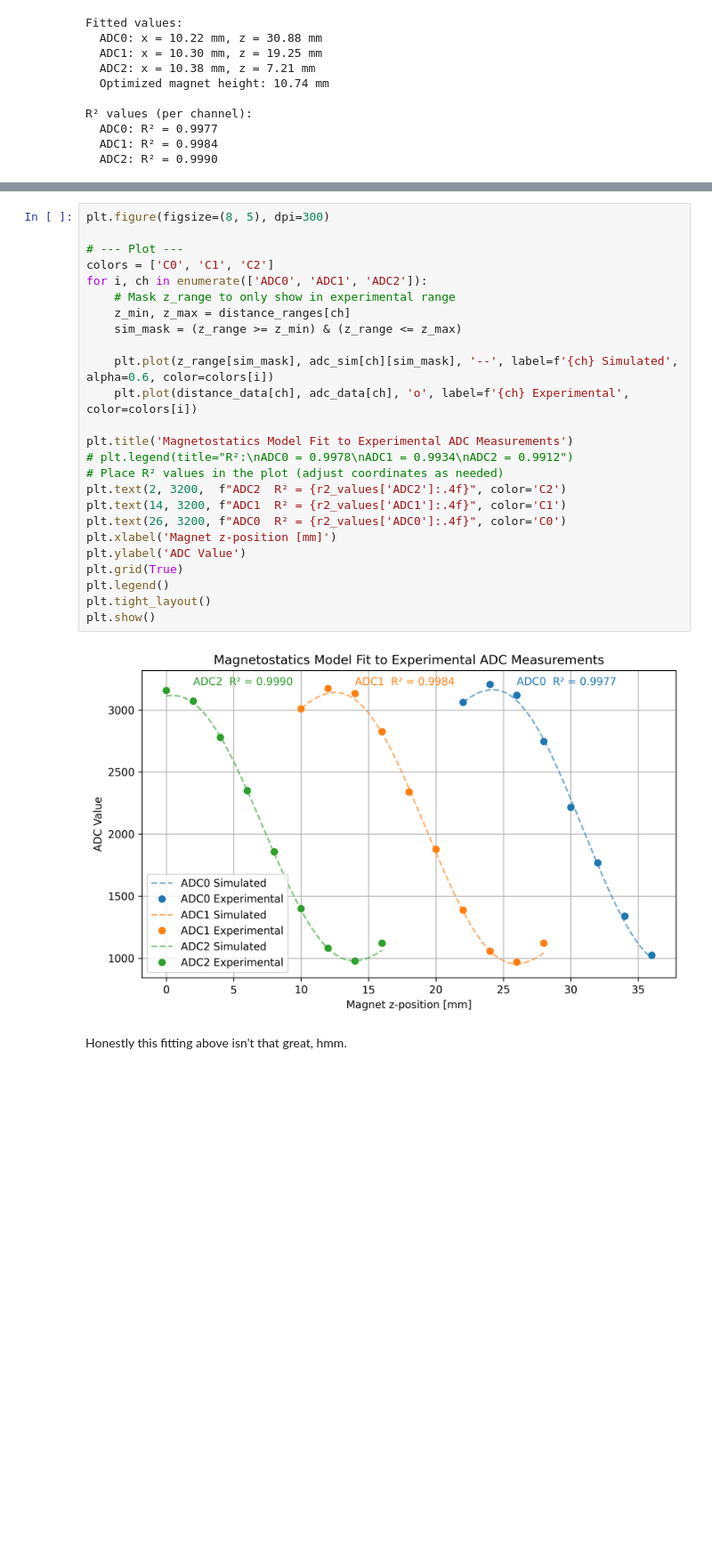
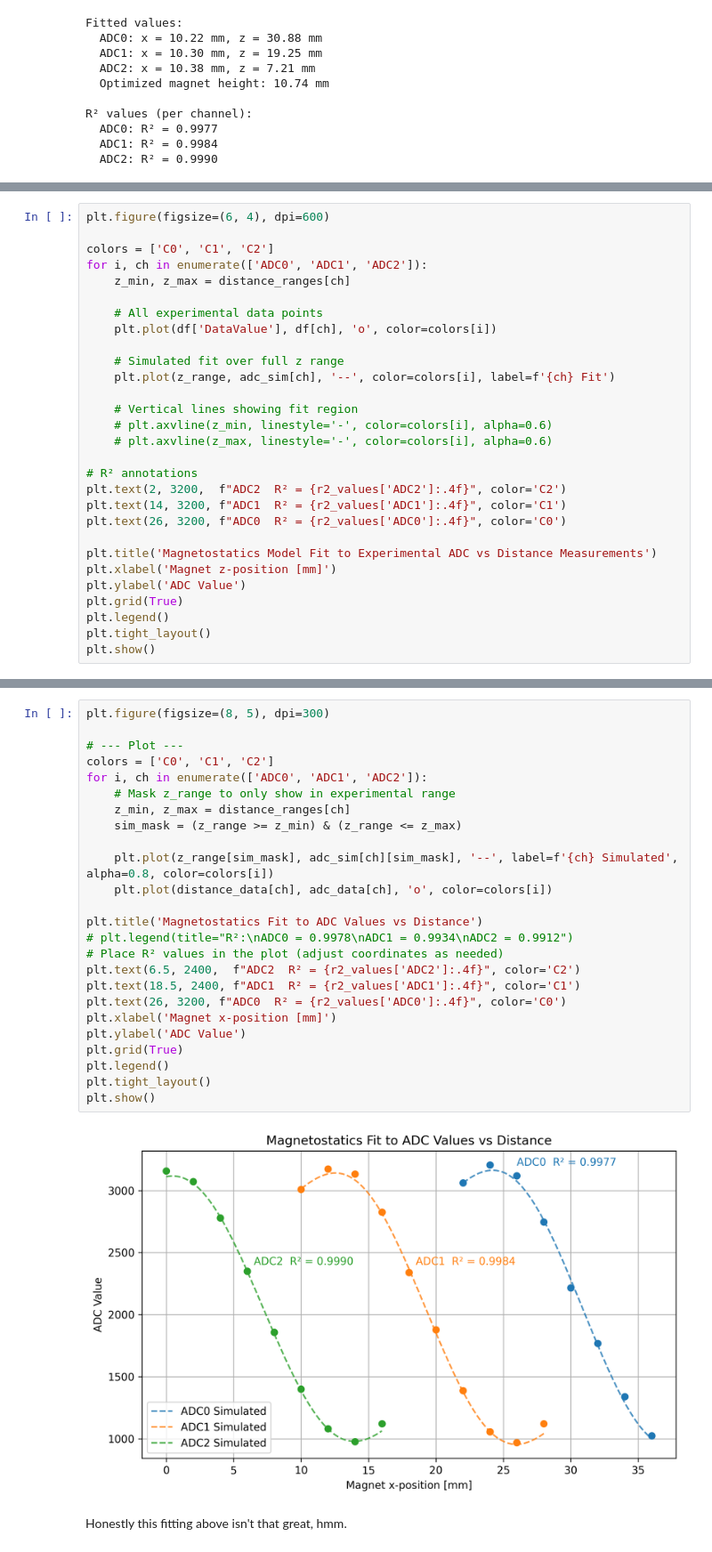
Before and after one commit to nekrutnikolai/depth_sensor, a Jupyter notebook: DepthSensorJonathanAnalysis.ipynb, the cells around one changed output, grey strips where cells are left out. Shown at 89% size. Saved outputs shown, nothing was run; the diff lists cells and outputs as text; blank space fills up the shorter version.

```diff
--- a/DepthSensorJonathanAnalysis.ipynb
+++ b/DepthSensorJonathanAnalysis.ipynb
@@ -575,0 +612,29 @@ R² values (per channel):
+# %%
+plt.figure(figsize=(6, 4), dpi=600)
+
+colors = ['C0', 'C1', 'C2']
+for i, ch in enumerate(['ADC0', 'ADC1', 'ADC2']):
+    z_min, z_max = distance_ranges[ch]
+
+    # All experimental data points
+    plt.plot(df['DataValue'], df[ch], 'o', color=colors[i])
+
+    # Simulated fit over full z range
+    plt.plot(z_range, adc_sim[ch], '--', color=colors[i], label=f'{ch} Fit')
+
+    # Vertical lines showing fit region
+    # plt.axvline(z_min, linestyle='-', color=colors[i], alpha=0.6)
+    # plt.axvline(z_max, linestyle='-', color=colors[i], alpha=0.6)
+
+# R² annotations
+plt.text(2, 3200,  f"ADC2  R² = {r2_values['ADC2']:.4f}", color='C2')
+plt.text(14, 3200, f"ADC1  R² = {r2_values['ADC1']:.4f}", color='C1')
+plt.text(26, 3200, f"ADC0  R² = {r2_values['ADC0']:.4f}", color='C0')
+
+plt.title('Magnetostatics Model Fit to Experimental ADC vs Distance Measurements')
+plt.xlabel('Magnet z-position [mm]')
+plt.ylabel('ADC Value')
+plt.grid(True)
+plt.legend()
+plt.tight_layout()
+plt.show()
@@ -576,30 +643,30 @@ R² values (per channel):
 # %%
 plt.figure(figsize=(8, 5), dpi=300)
 
 # --- Plot ---
 colors = ['C0', 'C1', 'C2']
 for i, ch in enumerate(['ADC0', 'ADC1', 'ADC2']):
     # Mask z_range to only show in experimental range
     z_min, z_max = distance_ranges[ch]
     sim_mask = (z_range >= z_min) & (z_range <= z_max)
 
-    plt.plot(z_range[sim_mask], adc_sim[ch][sim_mask], '--', label=f'{ch} Simulated', alpha=0.6, color=colors[i])
-    plt.plot(distance_data[ch], adc_data[ch], 'o', label=f'{ch} Experimental', color=colors[i])
+    plt.plot(z_range[sim_mask], adc_sim[ch][sim_mask], '--', label=f'{ch} Simulated', alpha=0.8, color=colors[i])
+    plt.plot(distance_data[ch], adc_data[ch], 'o', color=colors[i])
 
-plt.title('Magnetostatics Model Fit to Experimental ADC Measurements')
+plt.title('Magnetostatics Fit to ADC Values vs Distance')
 # plt.legend(title="R²:\nADC0 = 0.9978\nADC1 = 0.9934\nADC2 = 0.9912")
 # Place R² values in the plot (adjust coordinates as needed)
-plt.text(2, 3200,  f"ADC2  R² = {r2_values['ADC2']:.4f}", color='C2')
-plt.text(14, 3200, f"ADC1  R² = {r2_values['ADC1']:.4f}", color='C1')
+plt.text(6.5, 2400,  f"ADC2  R² = {r2_values['ADC2']:.4f}", color='C2')
+plt.text(18.5, 2400, f"ADC1  R² = {r2_values['ADC1']:.4f}", color='C1')
 plt.text(26, 3200, f"ADC0  R² = {r2_values['ADC0']:.4f}", color='C0')
-plt.xlabel('Magnet z-position [mm]')
+plt.xlabel('Magnet x-position [mm]')
 plt.ylabel('ADC Value')
 plt.grid(True)
 plt.legend()
 plt.tight_layout()
 plt.show()
 # %% [output]
-[figure, old version]
+[figure, new version]
 # %% [markdown]
 Honestly this fitting above isn't that great, hmm.
 # %% [markdown]
```
Also changed, not shown: parts of 6 cells of this notebook, 15 other files.
